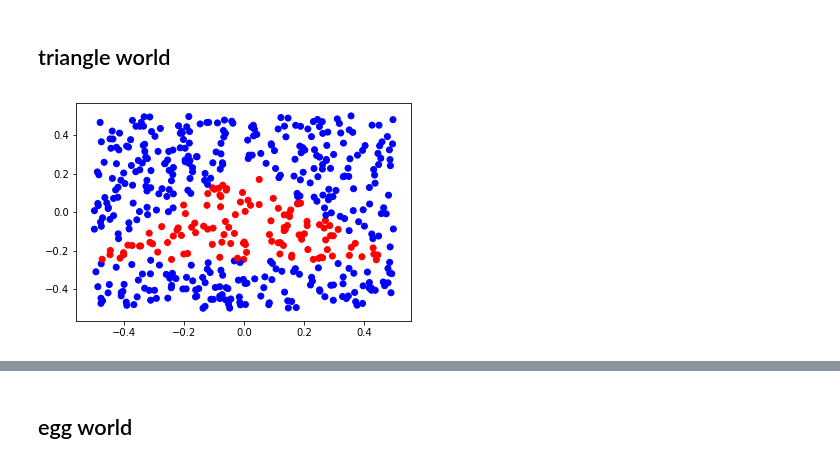
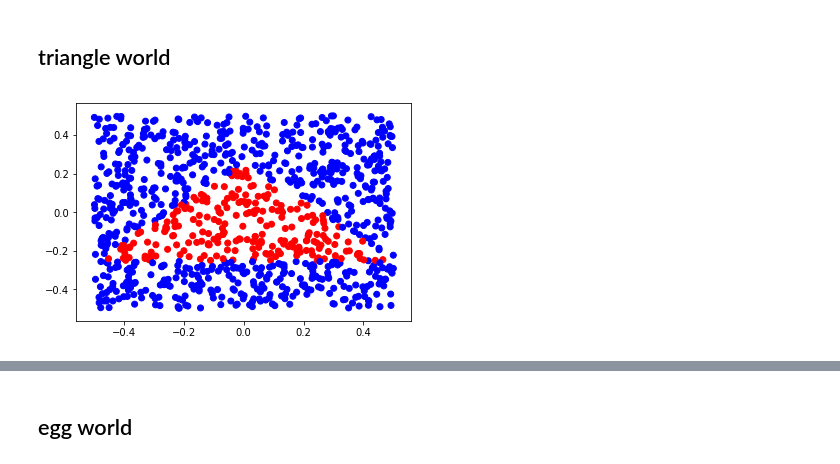
Before and after one commit to nathanwang000/credible_learning, a Jupyter notebook: credibility.ipynb, the cells around one changed output, grey strips where cells are left out. Saved outputs shown, nothing was run; the diff lists cells and outputs as text; code cells hidden in the pictures.

```diff
--- a/credibility.ipynb
+++ b/credibility.ipynb
@@ -107,24 +107,24 @@ from lib.utility import plotDecisionSurface
 # %%
 def build_triangle(n=10):
     X = np.random.rand(n, 2)-0.5
     # assume l1, l2, and l3 are the parameters of a line
     # e.g. [theta1, theta2, b]: theta1 x1 + theta2 x2 + b <= 0
     lines = [[1,1,-0.25], [-1, 1, -0.25], [0, -1, -0.25]]
     y = np.ones(n)
     for l in lines:
         t1, t2, b = l
         y = np.logical_and((X.dot([t1, t2]) + b) <= 0, y)
     return X, y.astype(int) * 2 - 1
 
 def plotData(X, y):
     plt.scatter(X[:,0], X[:,1], c=list(map(lambda x: 'b' if x==-1 else 'r', y)))
     plt.show()
 
-n = 500
+n = 1000
 X, Y = build_triangle(n)
 plotData(X, Y)
 # %% [output]
-[figure, old version]
+[figure, new version]
 # %%
 input_size = 2 # 2d input
 switch_size = 3 # can only output 3 lines
```
Also changed, not shown: parts of 8 cells of this notebook, 4 other files.
